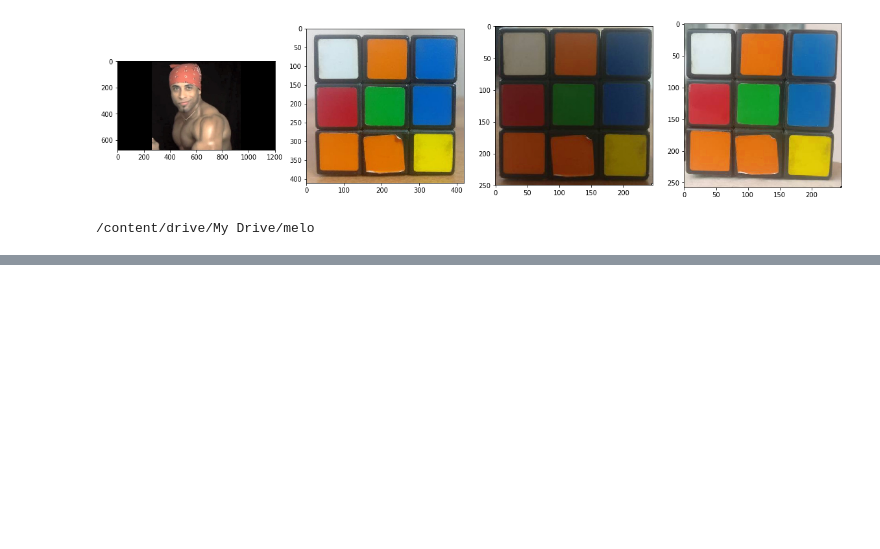
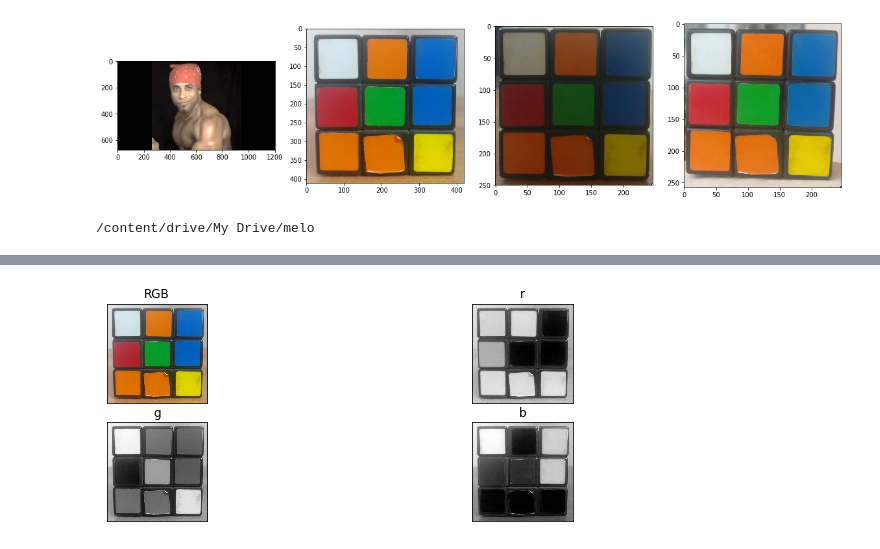
Before and after one commit to tinanano19/melo, a Jupyter notebook: rico.ipynb, the cells around one changed output, grey strips where cells are left out. Cells and saved outputs as stored; diff of their text form; code cells hidden in the pictures; blank space fills up the shorter version.

```diff
--- a/rico.ipynb
+++ b/rico.ipynb
@@ -68,0 +71,8 @@ def display4(a, b, c, d, title1='Original', title2='Editada1', title3='Editada2'
+# %%
+# Pasar la imagen a rgb
+img_RGB=cv2.cvtColor(img_BGR,cv2.COLOR_BGR2RGB)
+r,g,b = cv2.split(img_RGB)
+
+display4(img_RGB, r,g,b, "RGB", "r", "g", "b")
+# %% [output]
+[figure, added]
```
Also changed, not shown: parts of 2 cells of this notebook.
